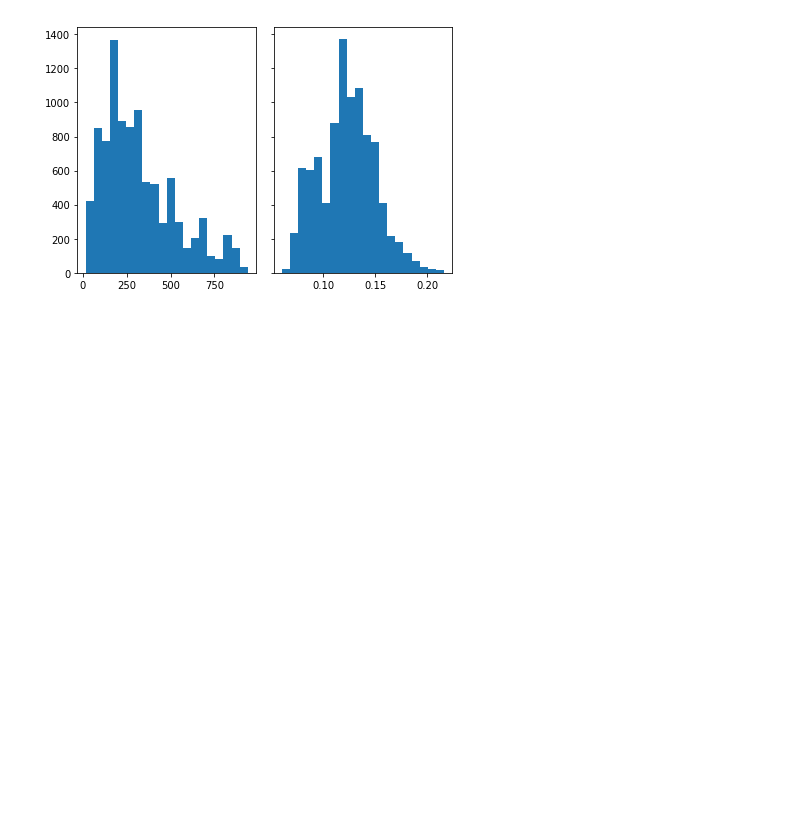
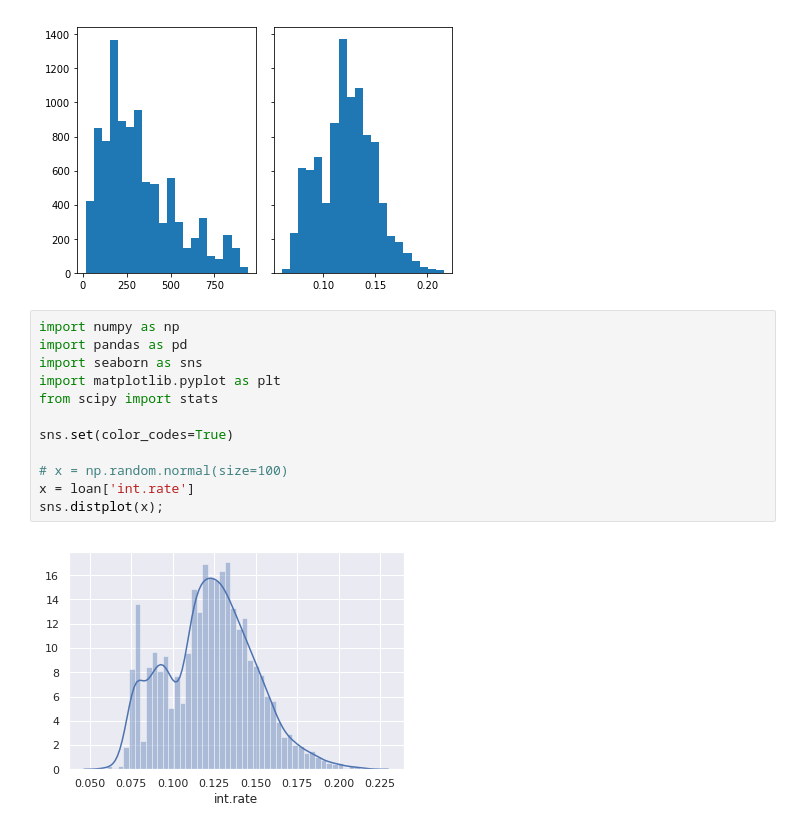
Before and after one commit to VinuthaGovindappa/PythonInColaboratory, a Jupyter notebook: Python_Day2_Training.ipynb, the cells around one changed output. Cells and saved outputs as stored; diff of their text form; blank space fills up the shorter version.

```diff
--- a/Python_Day2_Training.ipynb
+++ b/Python_Day2_Training.ipynb
@@ -1320,3 +1320,17 @@ axs[1].hist(y, bins=n_bins)
  <a list of 20 Patch objects>)
 This figure includes Axes that are not compatible with tight_layout, so results might be incorrect.
 [figure]
+# %%
+import numpy as np
+import pandas as pd
+import seaborn as sns
+import matplotlib.pyplot as plt
+from scipy import stats
+
+sns.set(color_codes=True)
+
+# x = np.random.normal(size=100)
+x = loan['int.rate']
+sns.distplot(x);
+# %% [output]
+[figure, added]
```
Also changed, not shown: parts of 29 cells of this notebook.
